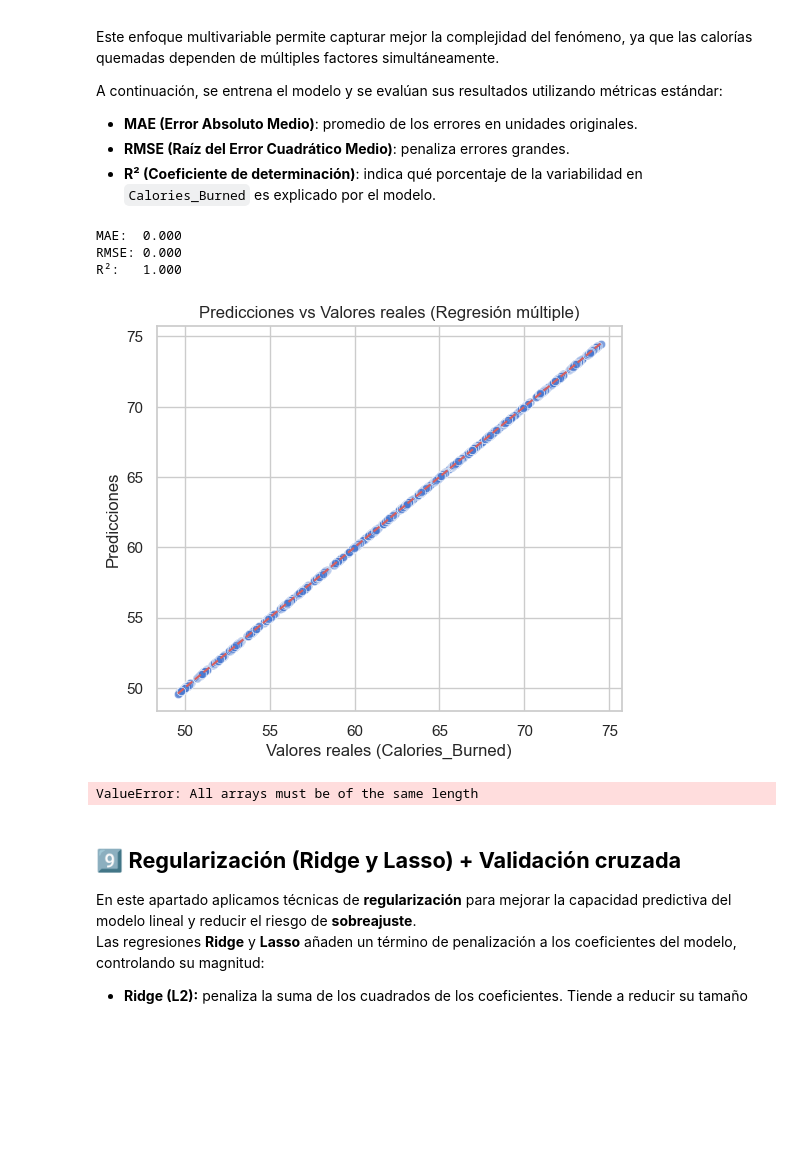
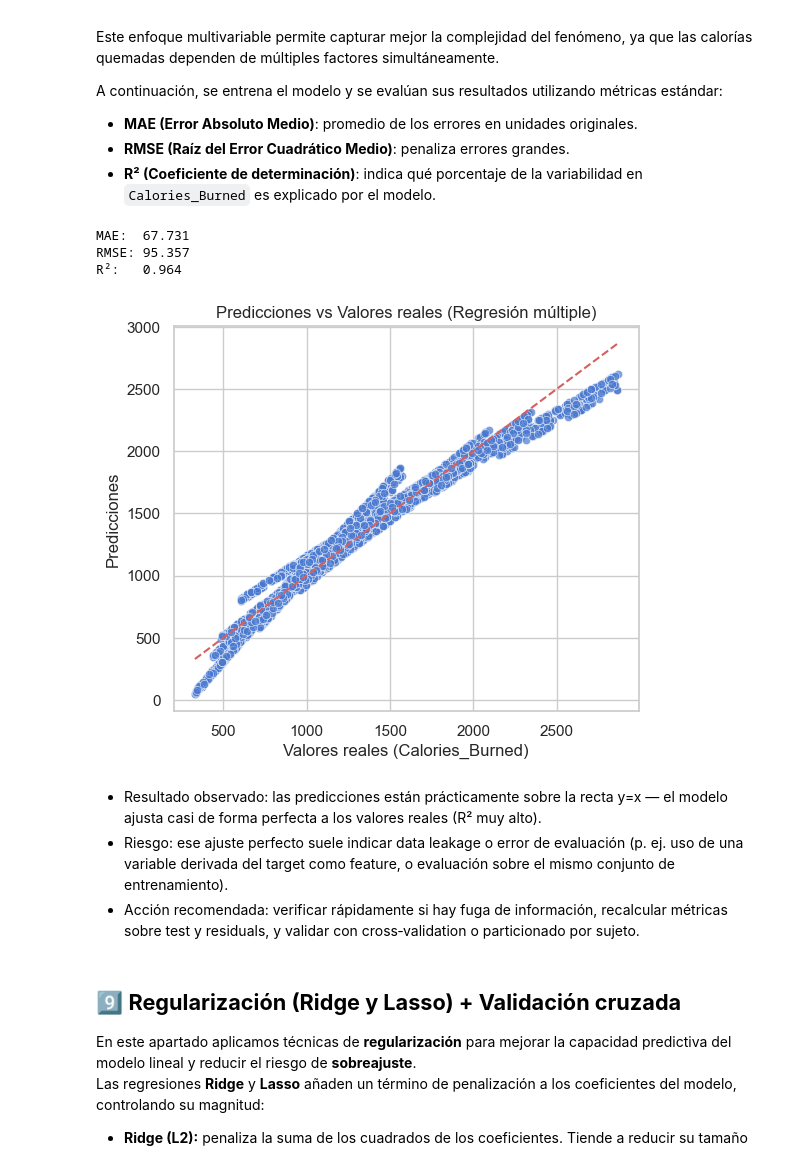
Before and after one commit to albamdls/analisis-exploratorio-dataset-life-style, a Jupyter notebook: notebook.ipynb, the cells around one changed output. Saved outputs shown, nothing was run; the diff lists cells and outputs as text; code cells hidden in the pictures; blank space fills up the shorter version.

Commit message:
fix multi regression

```diff
--- a/notebook.ipynb
+++ b/notebook.ipynb
@@ -981,7 +981,7 @@ A continuación, se muestra el proceso de preparación de los datos previo al en
 # 1. Seleccionar variables relevantes
 features = [
     'Age', 'Weight (kg)', 'Height (m)', 'Avg_BPM', 'Max_BPM', 'Resting_BPM',
-    'Session_Duration (hours)', 'Relative_Intensity', 'Experience_Level',
+    'Session_Duration (hours)', 'Experience_Level',
     'Weekly_training_load', 'Workout_Type'
 ]
 target = 'Calories_Burned'
@@ -1051,44 +1051,39 @@ A continuación, se entrena el modelo y se evalúan sus resultados utilizando m
 # %%
 model_multi = LinearRegression()
 model_multi.fit(X_train_scaled, y_train)
 
 # Predicciones
 y_pred_multi = model_multi.predict(X_test_scaled)
 
 # Métricas (compatibles con todas las versiones)
 mae = mean_absolute_error(y_test, y_pred_multi)
 
 rmse = np.sqrt(mean_squared_error(y_test, y_pred_multi))
 
 r2 = r2_score(y_test, y_pred_multi)
 
 print(f"MAE:  {mae:.3f}")
 print(f"RMSE: {rmse:.3f}")
 print(f"R²:   {r2:.3f}")
 
 # Visualización: predicciones vs valores reales
 plt.figure(figsize=(6, 5))
 sns.scatterplot(x=y_test, y=y_pred_multi, alpha=0.7)
 plt.plot([y_test.min(), y_test.max()], [y_test.min(), y_test.max()], 'r--')
 plt.xlabel("Valores reales (Calories_Burned)")
 plt.ylabel("Predicciones")
 plt.title("Predicciones vs Valores reales (Regresión múltiple)")
 plt.show()
-
-# Importancia de variables (coeficientes absolutos)
-coef_importance = pd.DataFrame({
-    'Variable': X_train.columns,
-    'Coeficiente': model_multi.coef_
-}).sort_values('Coeficiente', key=abs, ascending=False)
-
-print("\nCoeficientes ordenados por importancia:")
-display(coef_importance.head(10))
 # %% [output]
-MAE:  0.000
-RMSE: 0.000
-R²:   1.000
+MAE:  67.731
+RMSE: 95.357
+R²:   0.964
-[figure, old version]
+[figure, new version]
-ValueError: All arrays must be of the same length
+# %% [markdown]
+
+- Resultado observado: las predicciones están prácticamente sobre la recta y=x — el modelo ajusta casi de forma perfecta a los valores reales (R² muy alto).
+- Riesgo: ese ajuste perfecto suele indicar data leakage o error de evaluación (p. ej. uso de una variable derivada del target como feature, o evaluación sobre el mismo conjunto de entrenamiento).
+- Acción recomendada: verificar rápidamente si hay fuga de información, recalcular métricas sobre test y residuals, y validar con cross‑validation o particionado por sujeto.
 # %% [markdown]
 ## 9️⃣ **Regularización (Ridge y Lasso) + Validación cruzada**
 
```
Also changed, not shown: parts of 1 cell of this notebook.
